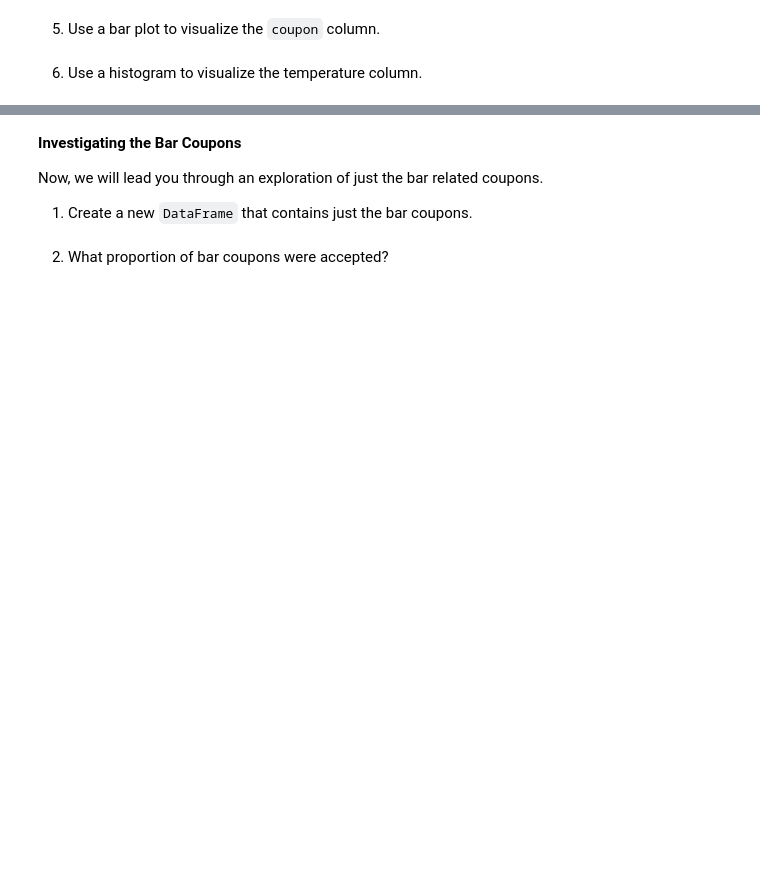
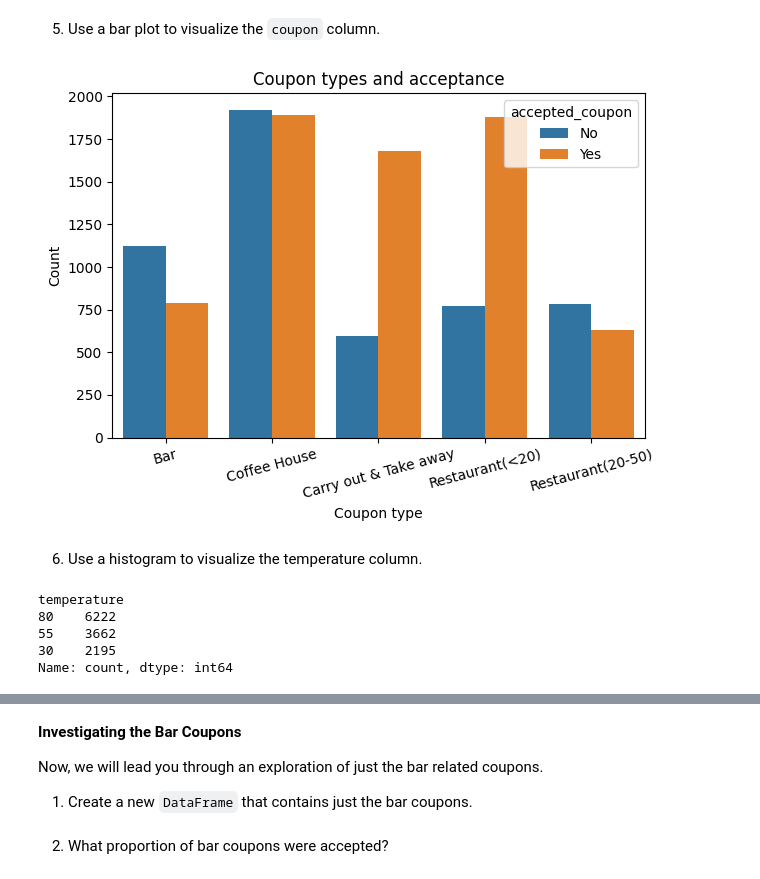
Before and after one commit to hpmartins/mlai-ucb-codes, a Jupyter notebook: practical_applications/module_5/module_5_application.ipynb, the cells around one changed output, grey strips where cells are left out. Cells and saved outputs as stored; diff of their text form; code cells hidden in the pictures; blank space fills up the shorter version.

```diff
--- a/practical_applications/module_5/module_5_application.ipynb
+++ b/practical_applications/module_5/module_5_application.ipynb
@@ -114,4 +181,26 @@ data[data.isnull()]
 # %% [markdown]
 5. Use a bar plot to visualize the `coupon` column.
+# %%
+coupon_order = ['Bar', 'Coffee House', 'Carry out & Take away', 'Restaurant(<20)', 'Restaurant(20-50)']
+
+sns.countplot(df, order=coupon_order, hue_order=['No', 'Yes'], hue='accepted_coupon', x='coupon')
+
+plt.title('Coupon types and acceptance')
+plt.xticks(rotation=15)
+plt.xlabel('Coupon type')
+plt.ylabel('Count')
+
+plt.tight_layout()
+plt.show()
+# %% [output]
+[figure, added]
 # %% [markdown]
 6. Use a histogram to visualize the temperature column.
+# %%
+df['temperature'].value_counts()
+# %% [output]
+temperature
+80    6222
+55    3662
+30    2195
+Name: count, dtype: int64
```
Also changed, not shown: parts of 42 cells of this notebook, 1 other file.
